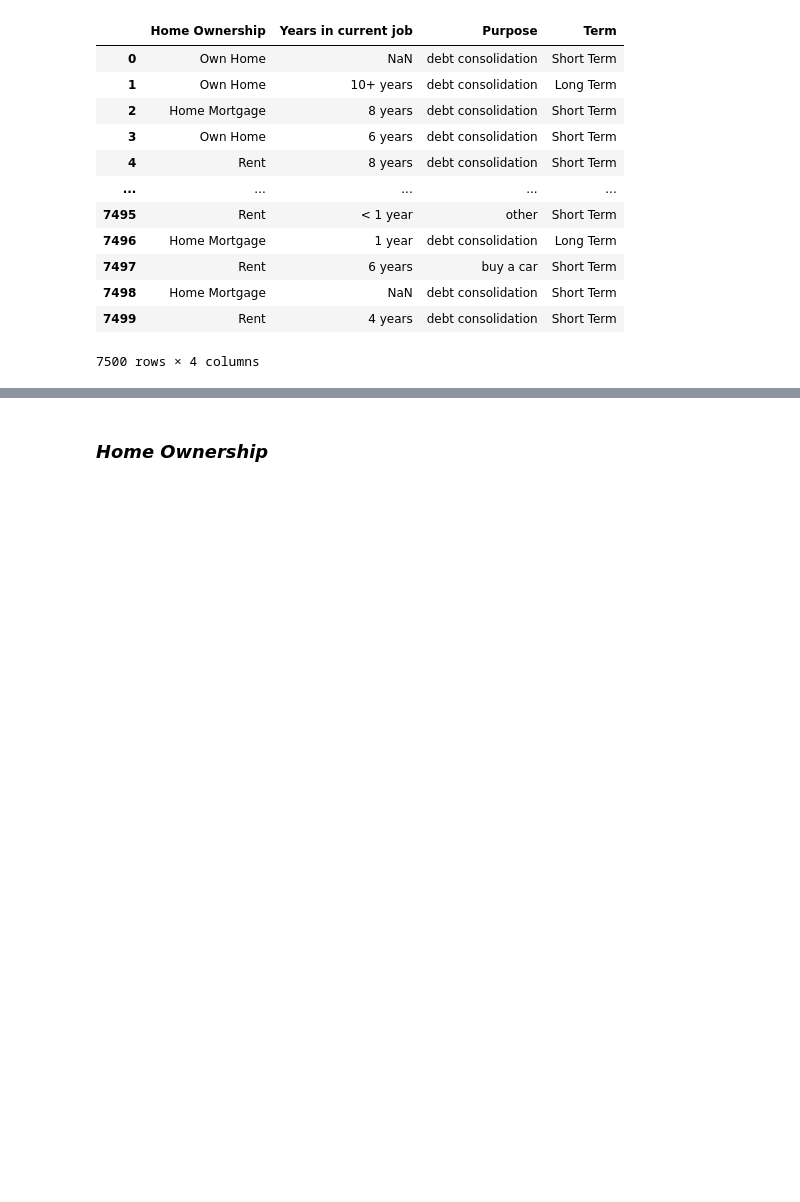
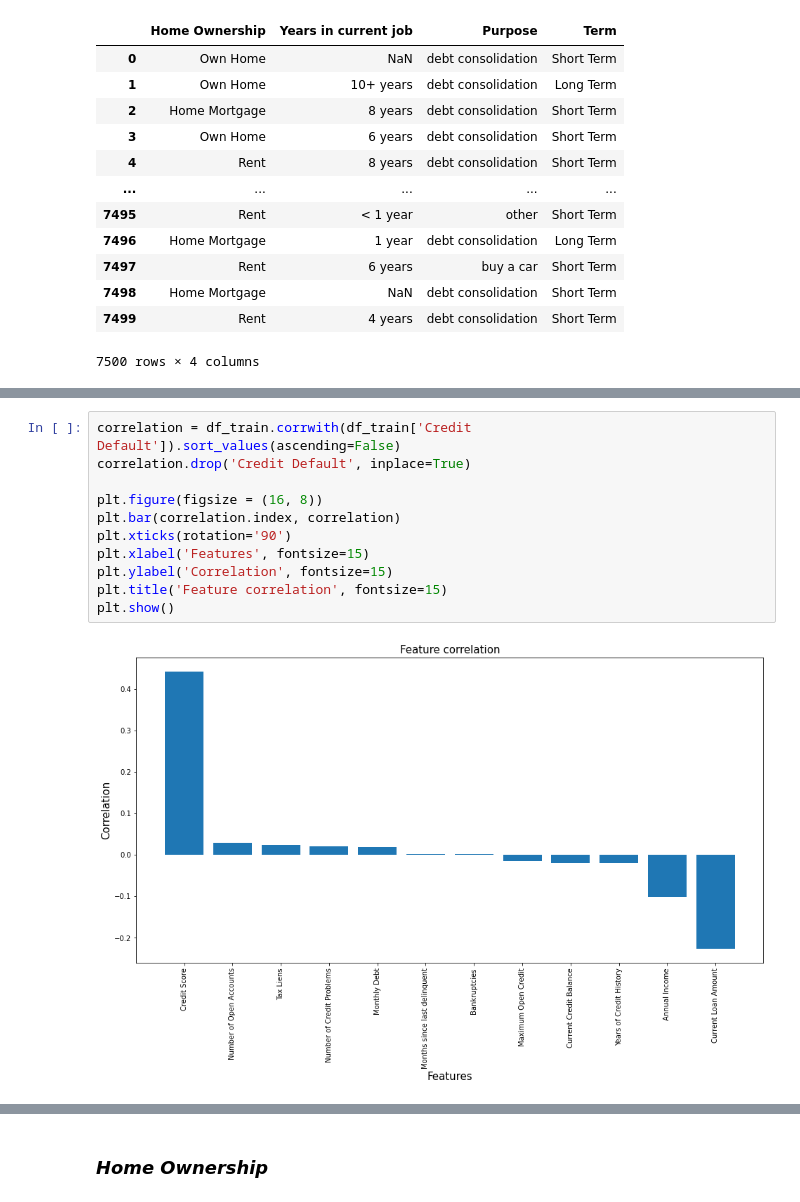
Before and after one commit to adurzin/data_science_cont, a Jupyter notebook: course.ipynb, the cells around one changed output, grey strips where cells are left out. Saved outputs shown, nothing was run; the diff lists cells and outputs as text; blank space fills up the shorter version.

```diff
--- a/course.ipynb
+++ b/course.ipynb
@@ -87,0 +149,13 @@ df_train.select_dtypes(include=['object'])
+# %%
+correlation = df_train.corrwith(df_train['Credit Default']).sort_values(ascending=False)
+correlation.drop('Credit Default', inplace=True)
+
+plt.figure(figsize = (16, 8))
+plt.bar(correlation.index, correlation)
+plt.xticks(rotation='90')
+plt.xlabel('Features', fontsize=15)
+plt.ylabel('Correlation', fontsize=15)
+plt.title('Feature correlation', fontsize=15)
+plt.show()
+# %% [output]
+[figure, added]
```
Also changed, not shown: parts of 65 cells of this notebook.
